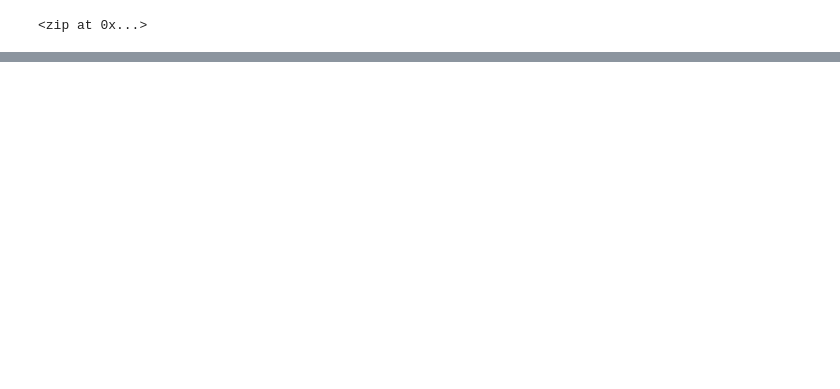
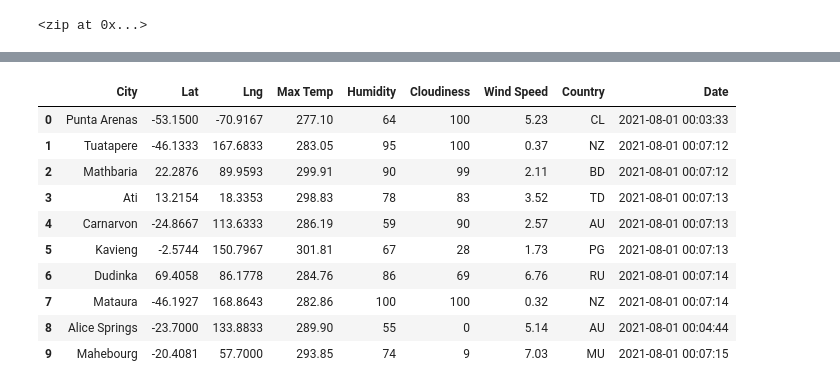
Before and after one commit to zackscott423/World_Weather_Analysis, a Jupyter notebook: WeatherPy.ipynb, the cells around one changed output, grey strips where cells are left out. Saved outputs shown, nothing was run; the diff lists cells and outputs as text; code cells hidden in the pictures; blank space fills up the shorter version.

Commit message:
Modifying .gitignore and adding WeatherPy file.

```diff
--- a/WeatherPy.ipynb
+++ b/WeatherPy.ipynb
@@ -33,0 +37,2 @@ len(cities)
+# %%
+url = "http://api.openweathermap.org/data/2.5/weather?"
@@ -33,0 +120,16 @@ len(cities)
+# %%
+# Convert the array of dictionaries to a Pandas DataFrame.
+city_data_df = pd.DataFrame(city_data)
+city_data_df.head(10)
+# %% [output]
+|  | City | Lat | Lng | Max Temp | Humidity | Cloudiness | Wind Speed | Country | Date |
+| 0 | Punta Arenas | -53.1500 | -70.9167 | 277.10 | 64 | 100 | 5.23 | CL | 2021-08-01 00:03:33 |
+| 1 | Tuatapere | -46.1333 | 167.6833 | 283.05 | 95 | 100 | 0.37 | NZ | 2021-08-01 00:07:12 |
+| 2 | Mathbaria | 22.2876 | 89.9593 | 299.91 | 90 | 99 | 2.11 | BD | 2021-08-01 00:07:12 |
+| 3 | Ati | 13.2154 | 18.3353 | 298.83 | 78 | 83 | 3.52 | TD | 2021-08-01 00:07:13 |
+| 4 | Carnarvon | -24.8667 | 113.6333 | 286.19 | 59 | 90 | 2.57 | AU | 2021-08-01 00:07:13 |
+| 5 | Kavieng | -2.5744 | 150.7967 | 301.81 | 67 | 28 | 1.73 | PG | 2021-08-01 00:07:13 |
+| 6 | Dudinka | 69.4058 | 86.1778 | 284.76 | 86 | 69 | 6.76 | RU | 2021-08-01 00:07:14 |
+| 7 | Mataura | -46.1927 | 168.8643 | 282.86 | 100 | 100 | 0.32 | NZ | 2021-08-01 00:07:14 |
+| 8 | Alice Springs | -23.7000 | 133.8833 | 289.90 | 55 | 0 | 5.14 | AU | 2021-08-01 00:04:44 |
+| 9 | Mahebourg | -20.4081 | 57.7000 | 293.85 | 74 | 9 | 7.03 | MU | 2021-08-01 00:07:15 |
```
Also changed, not shown: parts of 6 cells of this notebook, 2 other files.
